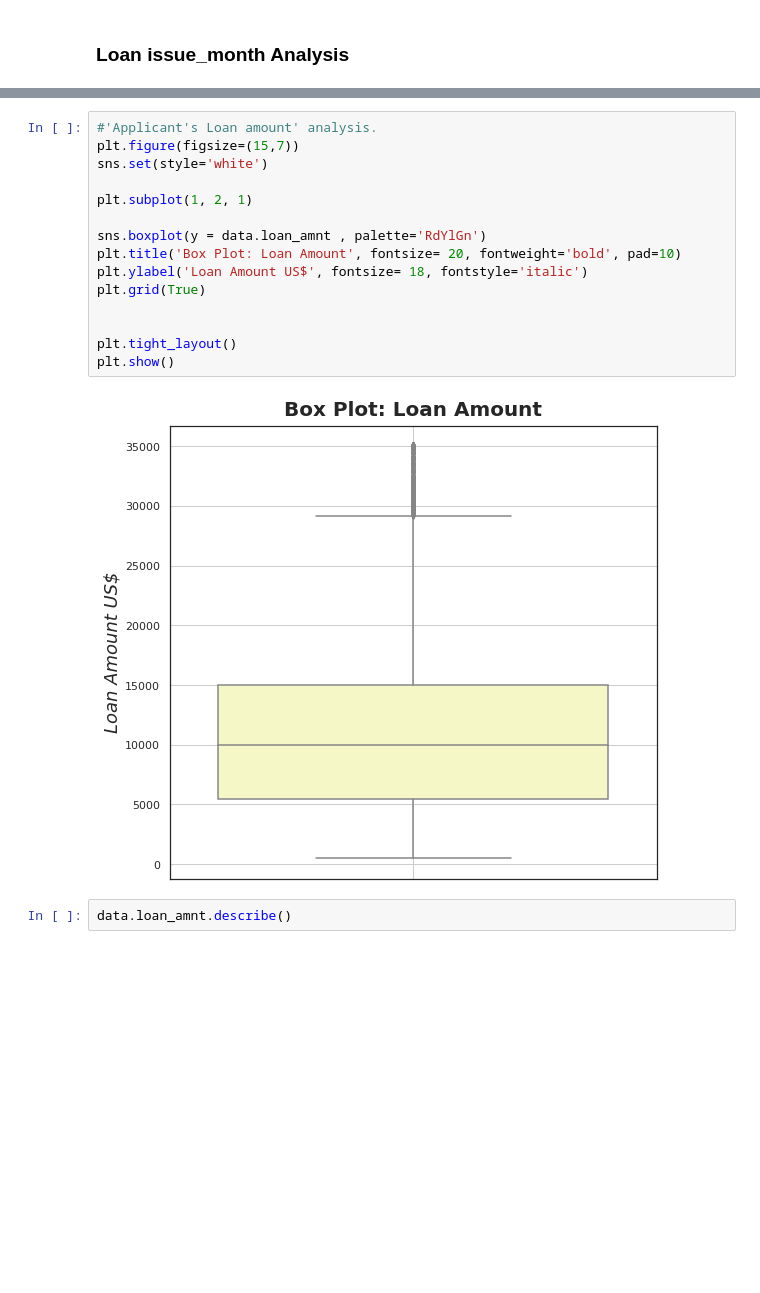
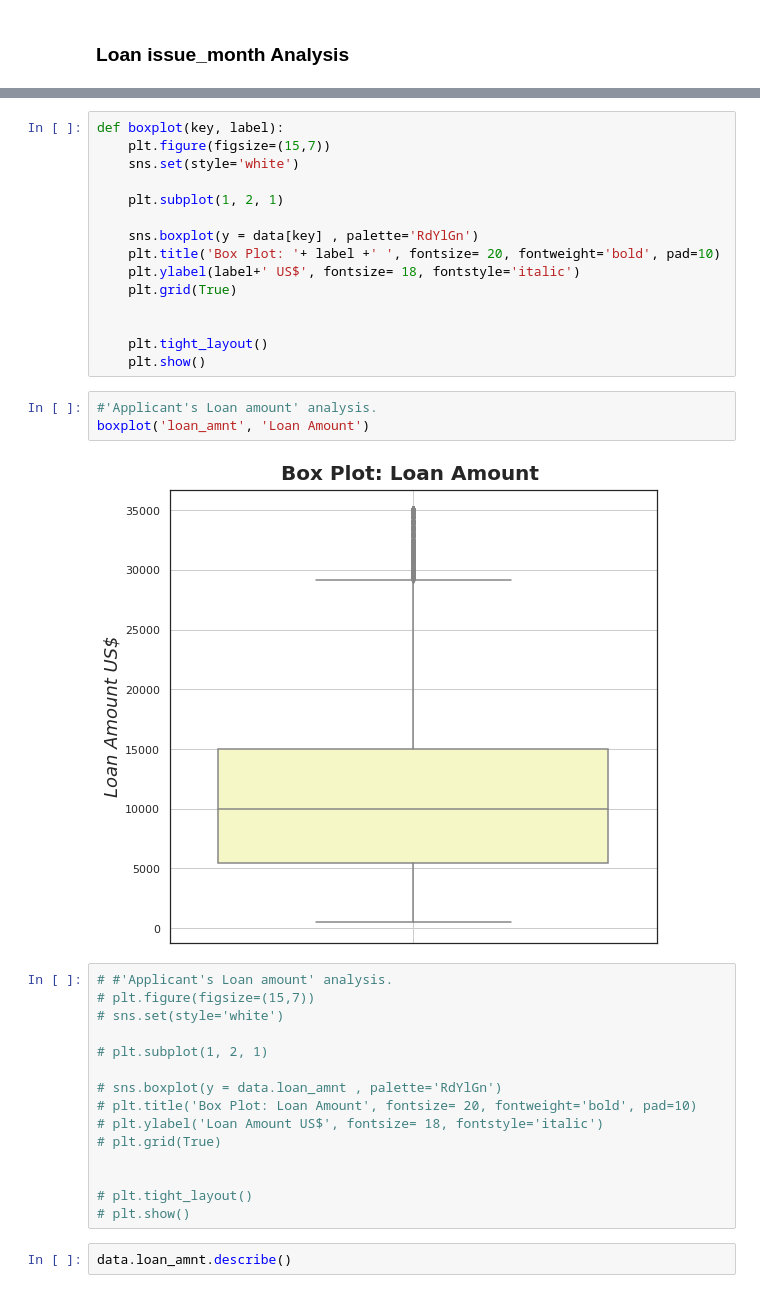
Before and after one commit to teerapat1739/EDA_lending, a Jupyter notebook: notebooks/Group_Facilitator_Name.ipynb, the cells around one changed output, grey strips where cells are left out. Drawn from its saved outputs; the diff is of its cells as text; blank space fills up the shorter version.

```diff
--- a/notebooks/Group_Facilitator_Name.ipynb
+++ b/notebooks/Group_Facilitator_Name.ipynb
@@ -397,20 +395,38 @@ draw_graph('issue_year')
+# %%
+def boxplot(key, label):
+    plt.figure(figsize=(15,7))
+    sns.set(style='white')
+
+    plt.subplot(1, 2, 1)
+
+    sns.boxplot(y = data[key] , palette='RdYlGn')
+    plt.title('Box Plot: '+ label +' ', fontsize= 20, fontweight='bold', pad=10)
+    plt.ylabel(label+' US$', fontsize= 18, fontstyle='italic')
+    plt.grid(True)
+
+
+    plt.tight_layout()
+    plt.show()
+# %%
+#'Applicant's Loan amount' analysis.
+boxplot('loan_amnt', 'Loan Amount')
+# %% [output]
+[figure, added]
 # %%
-#'Applicant's Loan amount' analysis.
-plt.figure(figsize=(15,7))
-sns.set(style='white')
+# #'Applicant's Loan amount' analysis.
+# plt.figure(figsize=(15,7))
+# sns.set(style='white')
 
-plt.subplot(1, 2, 1)
+# plt.subplot(1, 2, 1)
 
-sns.boxplot(y = data.loan_amnt , palette='RdYlGn')
-plt.title('Box Plot: Loan Amount', fontsize= 20, fontweight='bold', pad=10)
-plt.ylabel('Loan Amount US$', fontsize= 18, fontstyle='italic')
-plt.grid(True)
+# sns.boxplot(y = data.loan_amnt , palette='RdYlGn')
+# plt.title('Box Plot: Loan Amount', fontsize= 20, fontweight='bold', pad=10)
+# plt.ylabel('Loan Amount US$', fontsize= 18, fontstyle='italic')
+# plt.grid(True)
 
 
-plt.tight_layout()
-plt.show()
+# plt.tight_layout()
+# plt.show()
-# %% [output]
-[figure, removed]
 # %%
 data.loan_amnt.describe()
 # %% [output]
```
Also changed, not shown: parts of 32 cells of this notebook.
